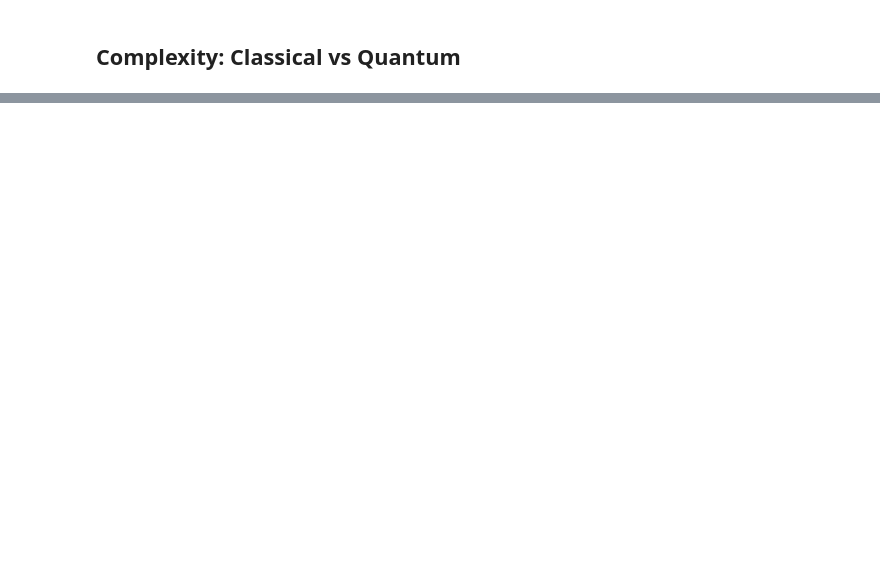
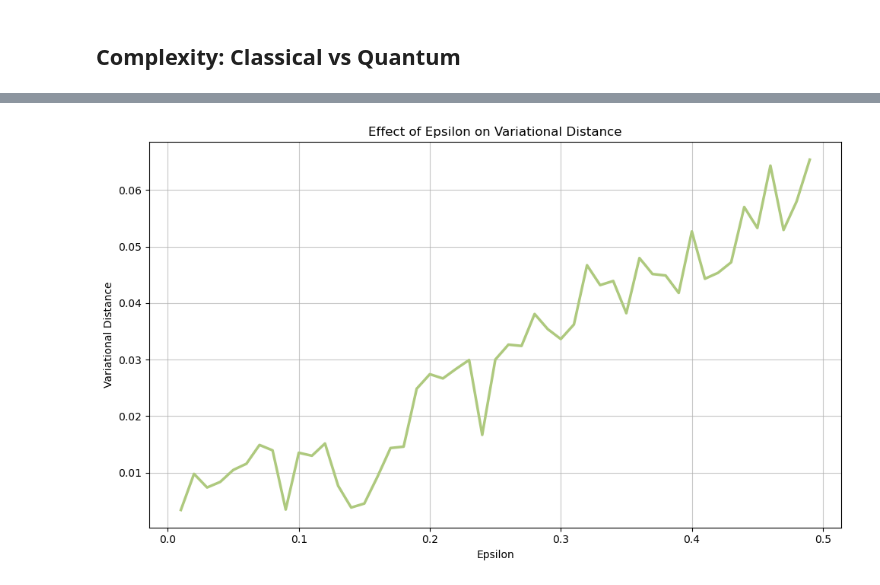
Before and after one commit to frafino/Quantum-Speedup-for-Nonreversible-Markov-Chains, a Jupyter notebook: 01_lazy_birthdeath_chain.ipynb, the cells around one changed output, grey strips where cells are left out. Cells and saved outputs as stored; diff of their text form; code cells hidden in the pictures; blank space fills up the shorter version.

```diff
--- a/01_lazy_birthdeath_chain.ipynb
+++ b/01_lazy_birthdeath_chain.ipynb
@@ -1271,0 +1343,21 @@ plt.show()
+# %%
+epsilon_vals = np.arange(1e-2, 5e-1, 1e-2)
+vd_vals = []
+
+for epsilon in epsilon_vals:
+    _, vd = quantum_evolution(P, pi, epsilon=epsilon)
+    vd_vals.append(vd)
+
+# Plot results
+plt.figure(figsize=(10, 6))
+plt.plot(epsilon_vals, vd_vals, color='#aec97e',linewidth=2.5)
+
+plt.title('Effect of Epsilon on Variational Distance')
+plt.xlabel('Epsilon')
+plt.ylabel('Variational Distance')
+plt.grid(True, alpha=0.7)
+
+plt.tight_layout()
+plt.show()
+# %% [output]
+[figure, added]
```
Also changed, not shown: parts of 9 cells of this notebook, 1 other file.
